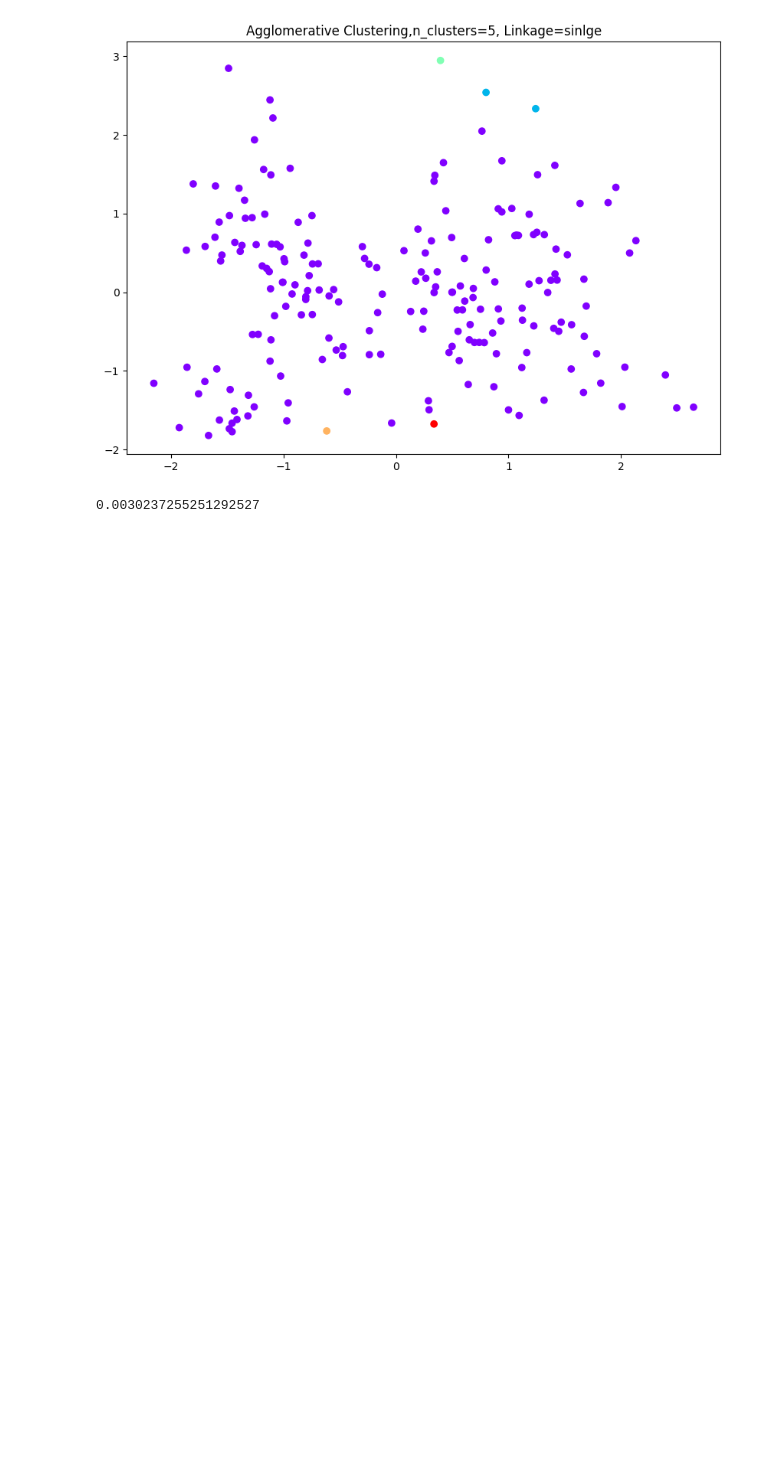
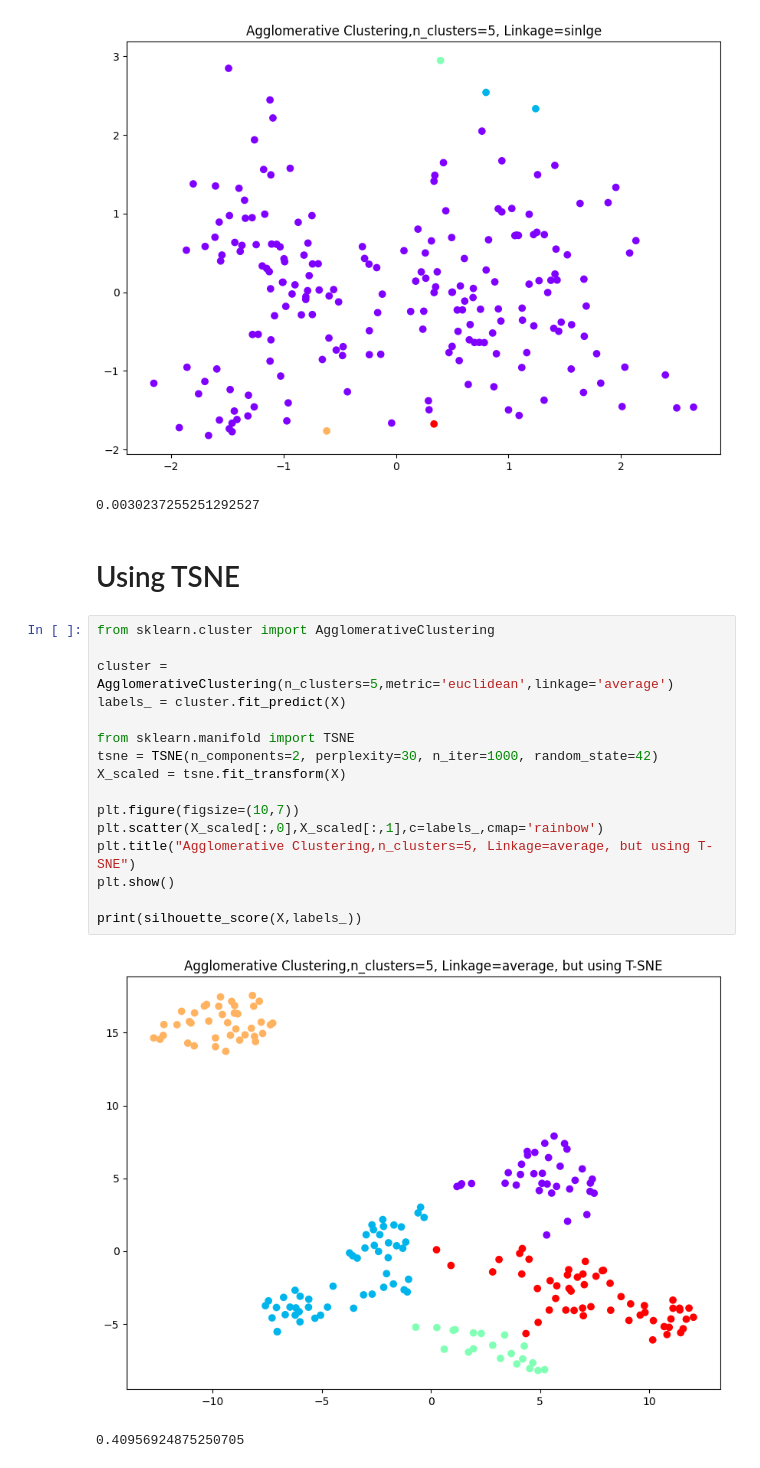
Before and after one commit to shivainlabs/Machine-Learning, a Jupyter notebook: Clustering/Practice/KMeans_DBSCAN_Hierarchical_Clustering.ipynb, the cells around one changed output. Drawn from its saved outputs; the diff is of its cells as text; blank space fills up the shorter version.

Commit message:
Kaggle Notebook | KMeans, DBSCAN, Hierarchical,GMM & TSNE  | Version 4

```diff
--- a/Clustering/Practice/KMeans_DBSCAN_Hierarchical_Clustering.ipynb
+++ b/Clustering/Practice/KMeans_DBSCAN_Hierarchical_Clustering.ipynb
@@ -476,3 +480,24 @@ print(silhouette_score(X,labels_))
 # %% [output]
 [figure]
 0.0030237255251292527
+# %% [markdown]
+# Using TSNE
+# %%
+from sklearn.cluster import AgglomerativeClustering
+
+cluster = AgglomerativeClustering(n_clusters=5,metric='euclidean',linkage='average')
+labels_ = cluster.fit_predict(X)
+
+from sklearn.manifold import TSNE
+tsne = TSNE(n_components=2, perplexity=30, n_iter=1000, random_state=42)
+X_scaled = tsne.fit_transform(X)
+
+plt.figure(figsize=(10,7))
+plt.scatter(X_scaled[:,0],X_scaled[:,1],c=labels_,cmap='rainbow')
+plt.title("Agglomerative Clustering,n_clusters=5, Linkage=average, but using T-SNE")
+plt.show()
+
+print(silhouette_score(X,labels_))
+# %% [output]
+[figure, added]
+0.40956924875250705
```
Also changed, not shown: parts of 6 cells of this notebook.
